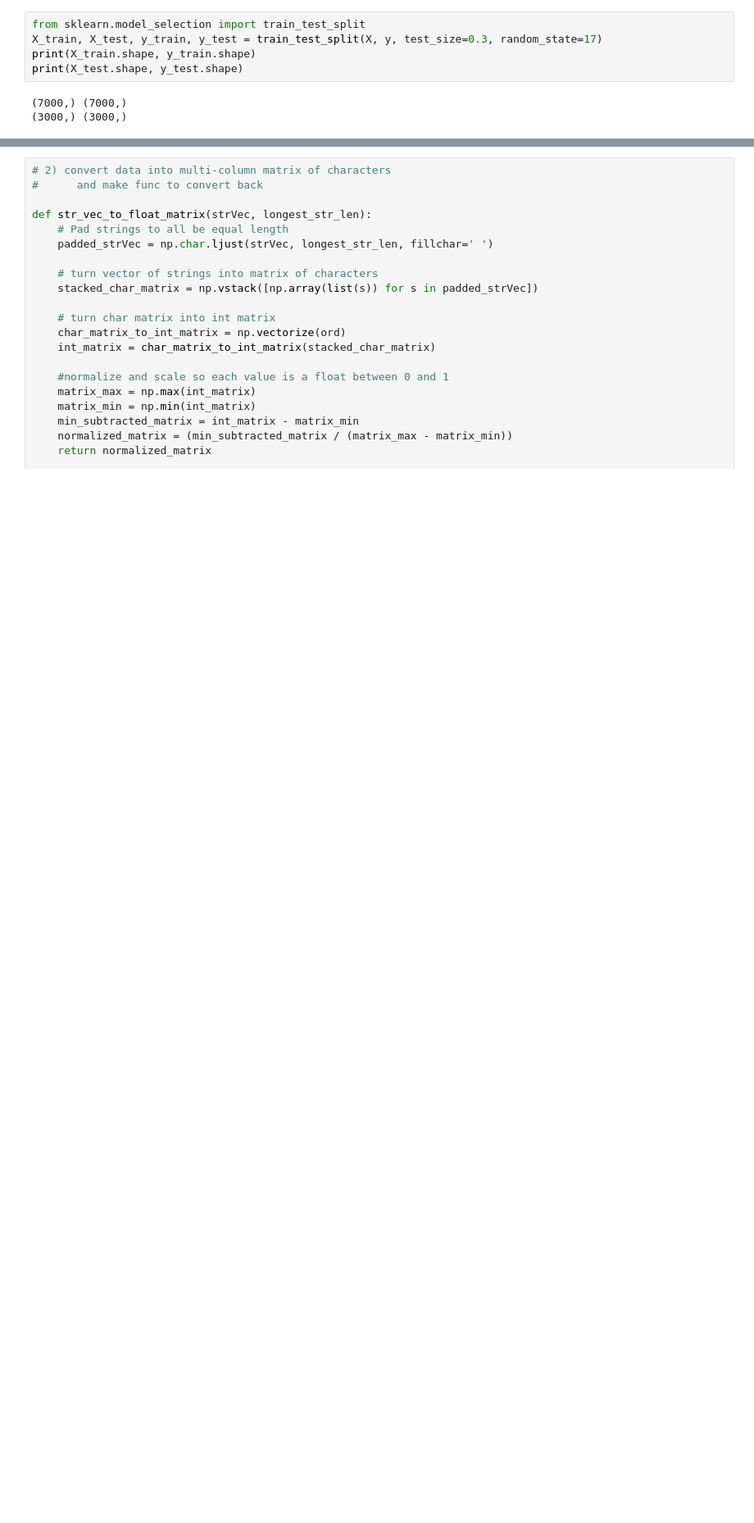
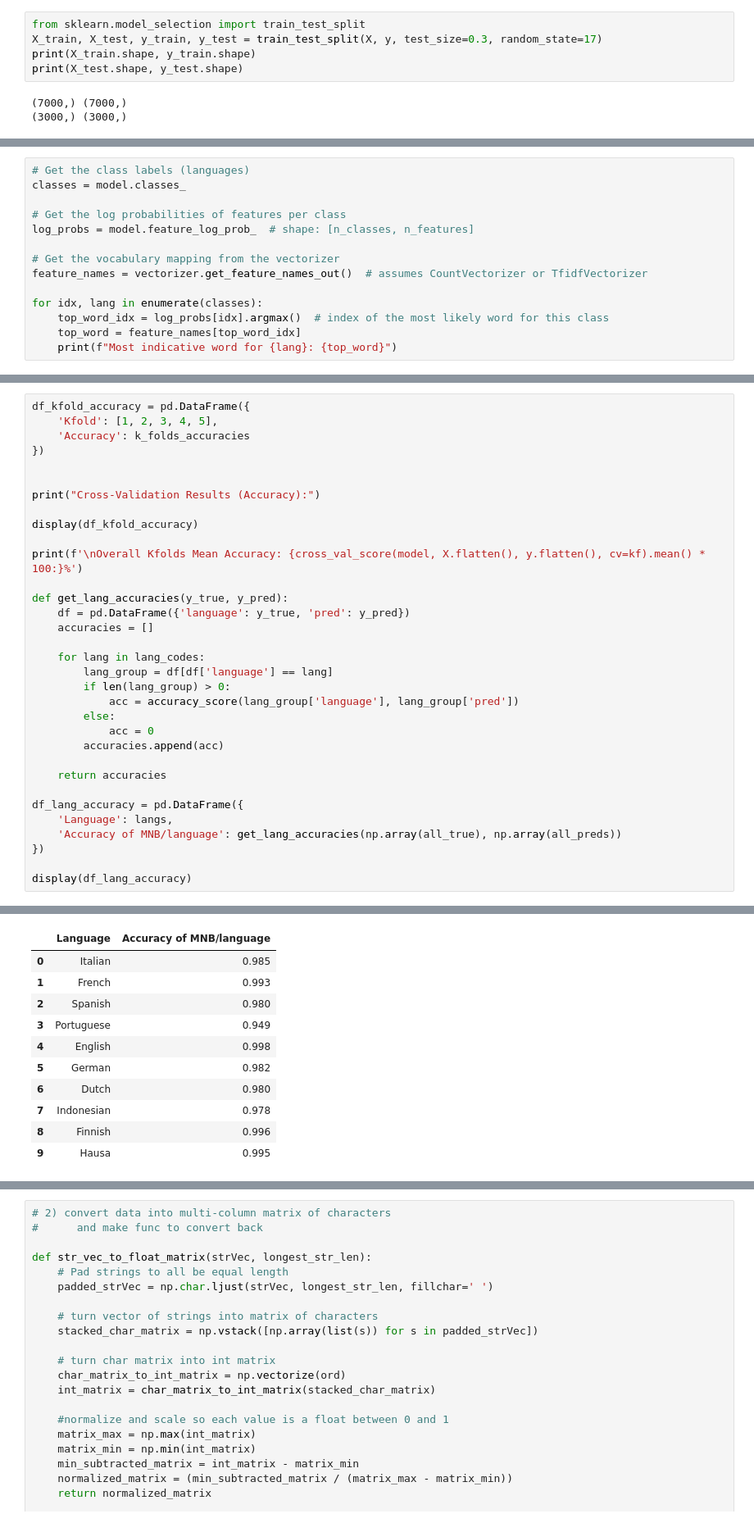
Before and after one commit to TheHamad2023/CS345-Spring2025-Project, a Jupyter notebook: CS345-Project.ipynb, the cells around one changed output, grey strips where cells are left out. Shown at 82% size. Drawn from its saved outputs; the diff is of its cells as text; blank space fills up the shorter version.

```diff
--- a/CS345-Project.ipynb
+++ b/CS345-Project.ipynb
@@ -200,0 +210,14 @@ Accuracy per language:
+# %%
+# Get the class labels (languages)
+classes = model.classes_
+
+# Get the log probabilities of features per class
+log_probs = model.feature_log_prob_  # shape: [n_classes, n_features]
+
+# Get the vocabulary mapping from the vectorizer
+feature_names = vectorizer.get_feature_names_out()  # assumes CountVectorizer or TfidfVectorizer
+
+for idx, lang in enumerate(classes):
+    top_word_idx = log_probs[idx].argmax()  # index of the most likely word for this class
+    top_word = feature_names[top_word_idx]
+    print(f"Most indicative word for {lang}: {top_word}")
@@ -242,0 +255,34 @@ KeyError: 'Requested level (accuracy) does not match index name (true)'
+# %%
+df_kfold_accuracy = pd.DataFrame({
+    'Kfold': [1, 2, 3, 4, 5],
+    'Accuracy': k_folds_accuracies
+})
+
+
+print("Cross-Validation Results (Accuracy):")
+
+display(df_kfold_accuracy)
+
+print(f'\nOverall Kfolds Mean Accuracy: {cross_val_score(model, X.flatten(), y.flatten(), cv=kf).mean() * 100:}%')
+
+def get_lang_accuracies(y_true, y_pred):
+    df = pd.DataFrame({'language': y_true, 'pred': y_pred})
+    accuracies = []
+
+    for lang in lang_codes:
+        lang_group = df[df['language'] == lang]
+        if len(lang_group) > 0:
+            acc = accuracy_score(lang_group['language'], lang_group['pred'])
+        else:
+            acc = 0
+        accuracies.append(acc)
+
+    return accuracies
+
+df_lang_accuracy = pd.DataFrame({
+    'Language': langs,
+    'Accuracy of MNB/language': get_lang_accuracies(np.array(all_true), np.array(all_preds))
+})
+
+display(df_lang_accuracy)
+# %% [output]
@@ -243,3 +297,14 @@ KeyError: 'Requested level (accuracy) does not match index name (true)'
+|  | Language | Accuracy of MNB/language |
+| 0 | Italian | 0.985 |
+| 1 | French | 0.993 |
+| 2 | Spanish | 0.980 |
+| 3 | Portuguese | 0.949 |
+| 4 | English | 0.998 |
+| 5 | German | 0.982 |
+| 6 | Dutch | 0.980 |
+| 7 | Indonesian | 0.978 |
+| 8 | Finnish | 0.996 |
+| 9 | Hausa | 0.995 |
 # %%
 # Reorganizing data for Feed Forward Neural Network input
 
```
Also changed, not shown: parts of 14 cells of this notebook.
